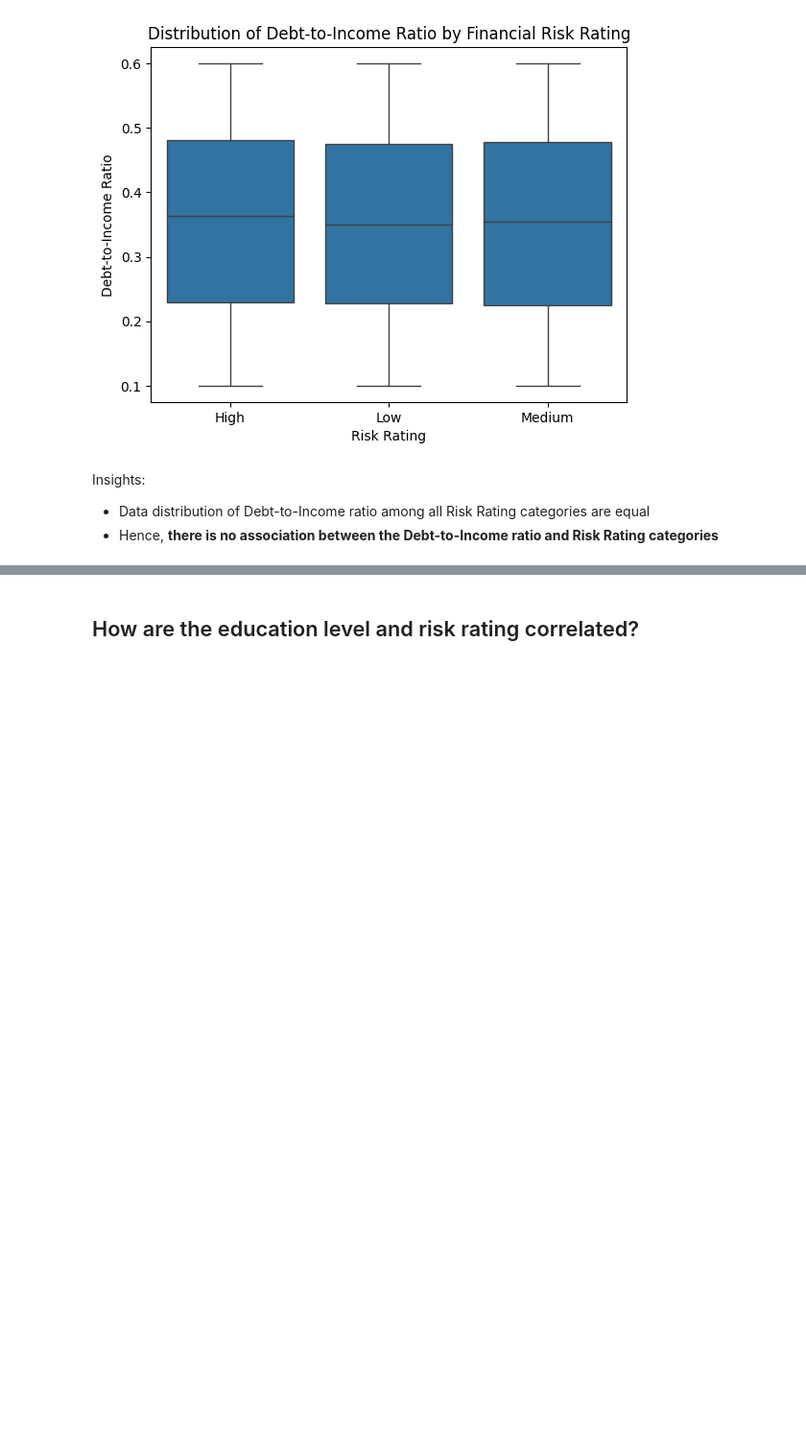
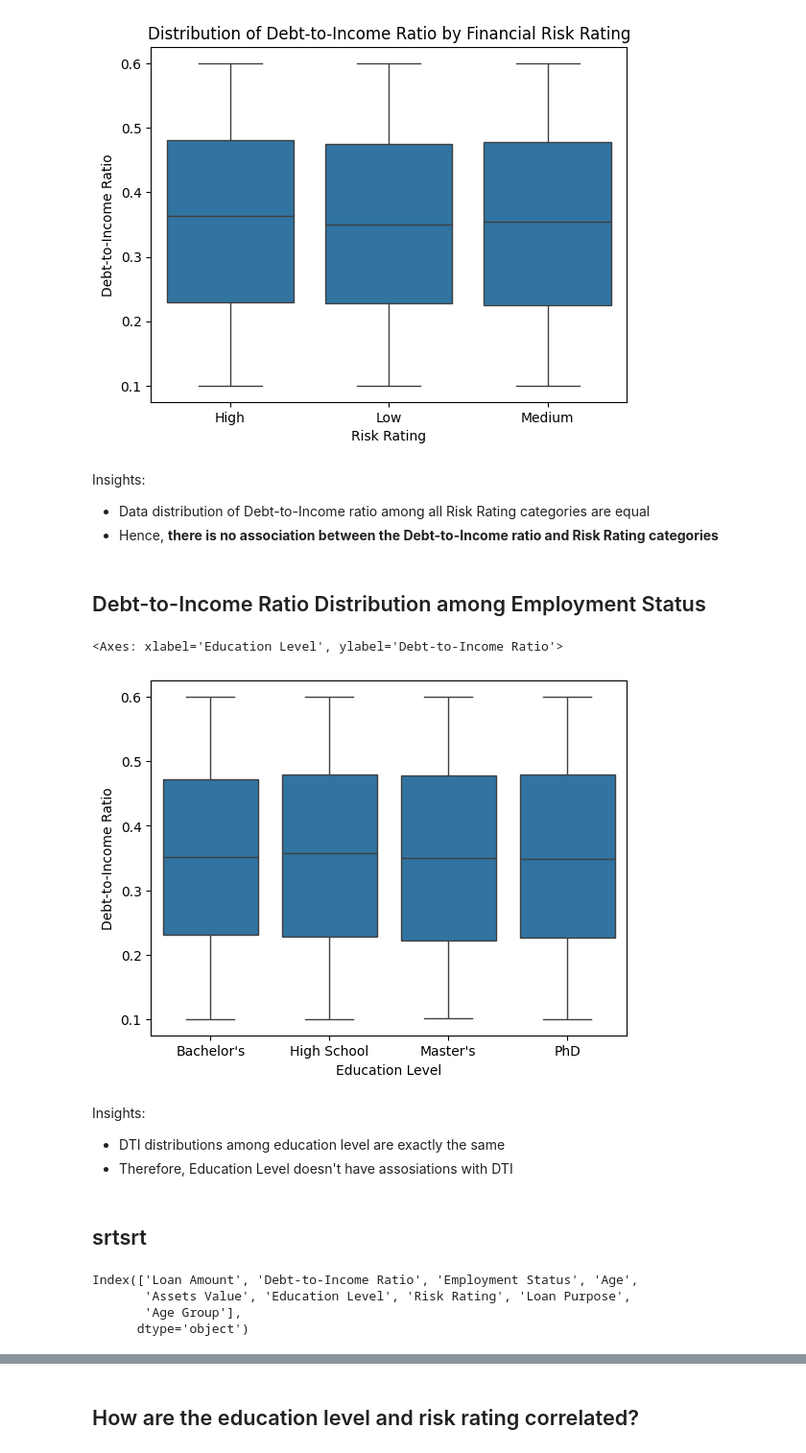
Before and after one commit to Gustana/Personal-Financial-Risk-Analysis, a Jupyter notebook: analysis.ipynb, the cells around one changed output, grey strips where cells are left out. Shown at 96% size. Cells and saved outputs as stored; diff of their text form; code cells hidden in the pictures; blank space fills up the shorter version.

```diff
--- a/analysis.ipynb
+++ b/analysis.ipynb
@@ -793,3 +815,27 @@ plt.show()
 Insights:
 - Data distribution of Debt-to-Income ratio among all Risk Rating categories are equal
 - Hence, **there is no association between the Debt-to-Income ratio and Risk Rating categories**
+# %% [markdown]
+## Debt-to-Income Ratio Distribution among Employment Status
+# %%
+sns.boxplot(
+    df_clean,
+    x="Education Level",
+    y="Debt-to-Income Ratio"
+)
+# %% [output]
+<Axes: xlabel='Education Level', ylabel='Debt-to-Income Ratio'>
+[figure, added]
+# %% [markdown]
+Insights:
+- DTI distributions among education level are exactly the same
+- Therefore, Education Level doesn't have assosiations with DTI
+# %% [markdown]
+## srtsrt
+# %%
+df_clean.columns
+# %% [output]
+Index(['Loan Amount', 'Debt-to-Income Ratio', 'Employment Status', 'Age',
+       'Assets Value', 'Education Level', 'Risk Rating', 'Loan Purpose',
+       'Age Group'],
+      dtype='object')
```
Also changed, not shown: parts of 12 cells of this notebook.
